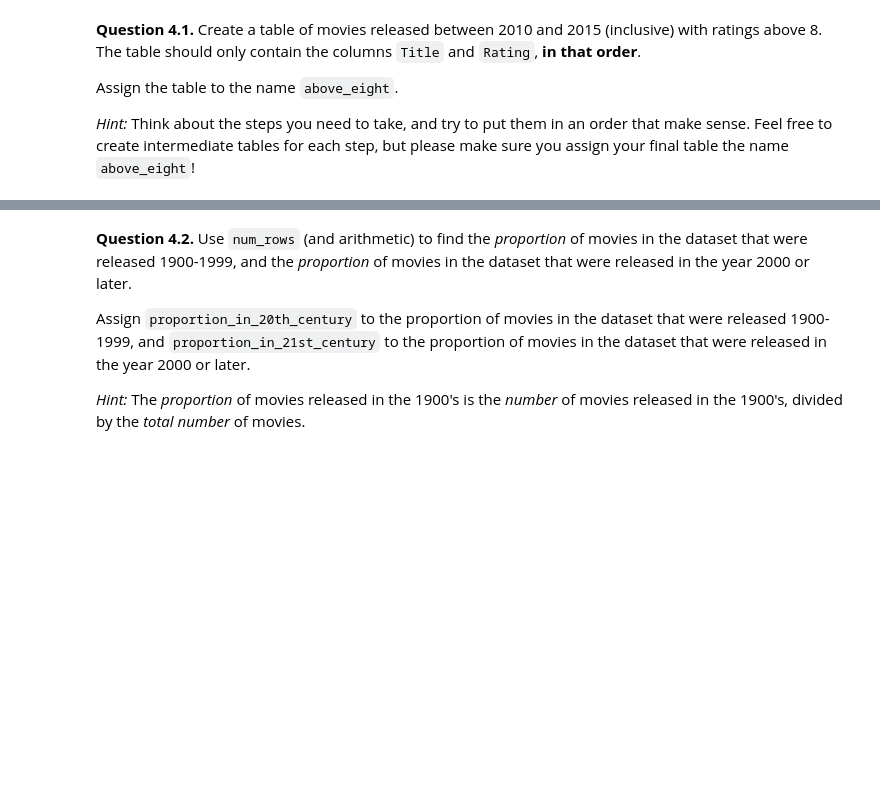
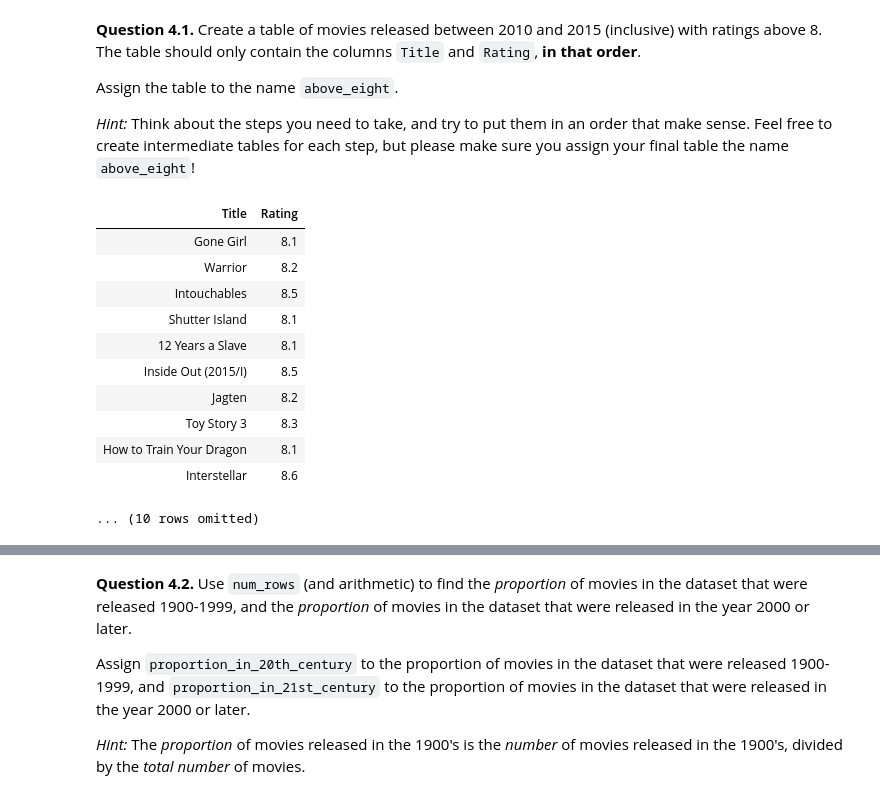
Before and after one commit to kwagoner1/DATA_FALL, a Jupyter notebook: lab02.ipynb, the cells around one changed output, grey strips where cells are left out. Cells and saved outputs as stored; diff of their text form; code cells hidden in the pictures; blank space fills up the shorter version.

```diff
--- a/lab02.ipynb
+++ b/lab02.ipynb
@@ -467,2 +489,19 @@ above_eight
+# %%
+above_eight = imdb.where("Year", are.between_or_equal_to(2010, 2015)).where("Rating", are.above(8)).drop('Votes','Year','Decade').select("Title","Rating")
+
+above_eight
+# %% [output]
+| Title | Rating |
+| Gone Girl | 8.1 |
+| Warrior | 8.2 |
+| Intouchables | 8.5 |
+| Shutter Island | 8.1 |
+| 12 Years a Slave | 8.1 |
+| Inside Out (2015/I) | 8.5 |
+| Jagten | 8.2 |
+| Toy Story 3 | 8.3 |
+| How to Train Your Dragon | 8.1 |
+| Interstellar | 8.6 |
+... (10 rows omitted)
 # %%
 grader.check("q41")
```
Also changed, not shown: parts of 14 cells of this notebook, 2 other files.
